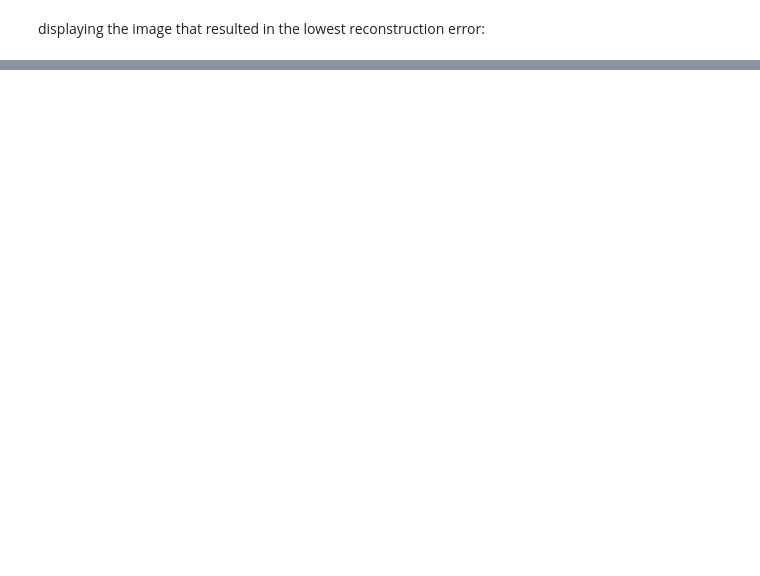
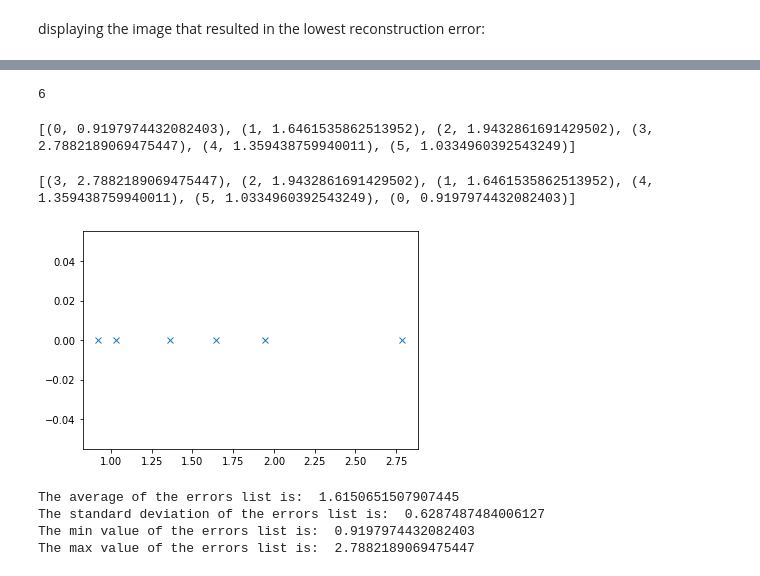
Before and after one commit to AlexCC93/BottlesAnomalies_TFM, a Jupyter notebook: TFM_Autoencoder/pytorch_approach2/Pt_wl_DS1.ipynb, the cells around one changed output, grey strips where cells are left out. Saved outputs shown, nothing was run; the diff lists cells and outputs as text; code cells hidden in the pictures; blank space fills up the shorter version.

Commit message:
Added the work laptop version of the Pt_Ds1 program

```diff
--- a/TFM_Autoencoder/pytorch_approach2/Pt_wl_DS1.ipynb
+++ b/TFM_Autoencoder/pytorch_approach2/Pt_wl_DS1.ipynb
@@ -411,0 +511,8 @@ plt.show()
+# %%
+errors_list = []
+for i in range(len(result_lst)):
+    errors_list.append(result_lst[i][1])
+
+val = 0. # this is the value where you want the data to appear on the y-axis.
+plt.plot(errors_list, np.zeros_like(errors_list) + val, 'x')
+plt.show()
@@ -411,0 +542,8 @@ plt.show()
+# %%
+# data_anomalies = '../../../Images/BottleStoodUp_atNight/Anomalies2.0'      #This is for the home laptop
+data_anomalies = '../../../../BottleStoodUp_atNight/Anomalies2.0/'        #For the work laptop
+transform_characteristics = transforms.Compose([transforms.ToTensor(),
+                                                transforms.Resize(255),
+                                                transforms.CenterCrop(224)])
+dataset_anomalies = datasets.ImageFolder(data_anomalies, transform=transform_characteristics)
+dataloader_anomalies = torch.utils.data.DataLoader(dataset_anomalies, batch_size=32, shuffle=True)
@@ -411,0 +578,54 @@ plt.show()
+# %%
+print(len(dataset_anomalies))
+# %% [output]
+6
+# %%
+result_lst = []
+
+# Grabbing only the first image of the anomalies dataset
+X = dataset_anomalies[0]
+image_in_tensor = X[0]
+
+n_features = len(image_in_tensor[0])  # Get the size of one image of the anomaly images dataset. This is supposed to be 224
+for i in range(len(dataset_anomalies)):
+    X = dataset_anomalies[i]
+    image_in_tensor = X[0]
+    with torch.no_grad():
+        Y = model(image_in_tensor)  # should be same as X
+    err = torch.sum((image_in_tensor-Y)*(image_in_tensor-Y)).item()  # SSE all features
+    err = err/(n_features*3)        # dividing by n_features*3 becuase we have three channels
+    result_lst.append( (i,err) )     # idx of data item, err
+print(result_lst)
+# %% [output]
+[(0, 0.9197974432082403), (1, 1.6461535862513952), (2, 1.9432861691429502), (3, 2.7882189069475447), (4, 1.359438759940011), (5, 1.0334960392543249)]
+# %%
+result_lst.sort(key=lambda x: x[1], \
+reverse=True)  # high error to low
+print(result_lst)
+# %% [output]
+[(3, 2.7882189069475447), (2, 1.9432861691429502), (1, 1.6461535862513952), (4, 1.359438759940011), (5, 1.0334960392543249), (0, 0.9197974432082403)]
+# %%
+errors_list_anomalies = []
+for i in range(len(result_lst)):
+    errors_list_anomalies.append(result_lst[i][1])
+
+val = 0. # this is the value where you want the data to appear on the y-axis.
+plt.plot(errors_list_anomalies, np.zeros_like(errors_list_anomalies) + val, 'x')
+plt.show()
+# %% [output]
+[figure, added]
+# %%
+average_recon_error = np.mean(np.array(errors_list_anomalies))
+stdev_recon_error = np.std(np.array(errors_list_anomalies))
+min_prob = np.min(errors_list_anomalies)
+max_prob = np.max(errors_list_anomalies)
+
+print("The average of the errors list is: ", average_recon_error)
+print("The standard deviation of the errors list is: ", stdev_recon_error)
+print("The min value of the errors list is: ", min_prob)
+print("The max value of the errors list is: ", max_prob)
+# %% [output]
+The average of the errors list is:  1.6150651507907445
+The standard deviation of the errors list is:  0.6287487484006127
+The min value of the errors list is:  0.9197974432082403
+The max value of the errors list is:  2.7882189069475447
```
Also changed, not shown: parts of 64 cells of this notebook.
